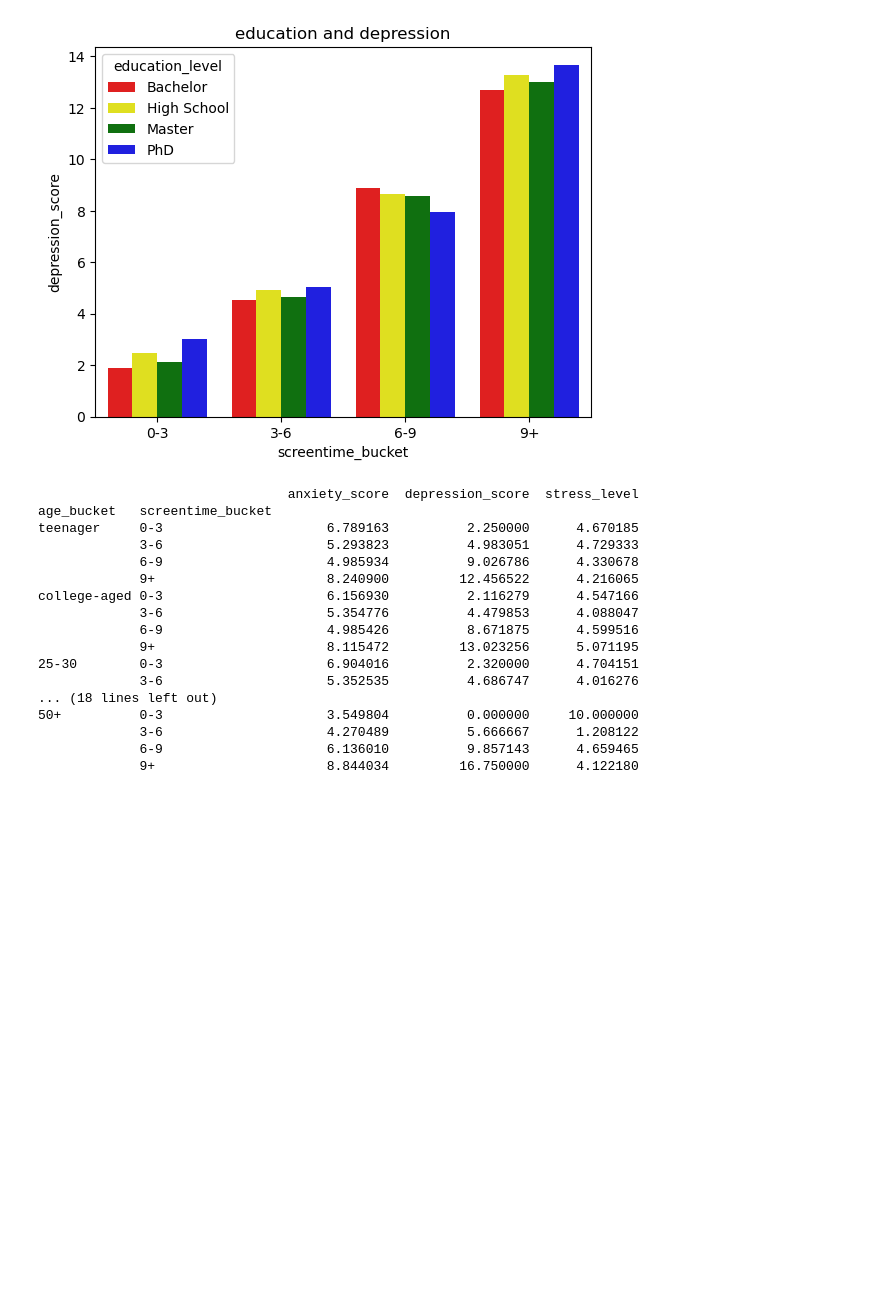
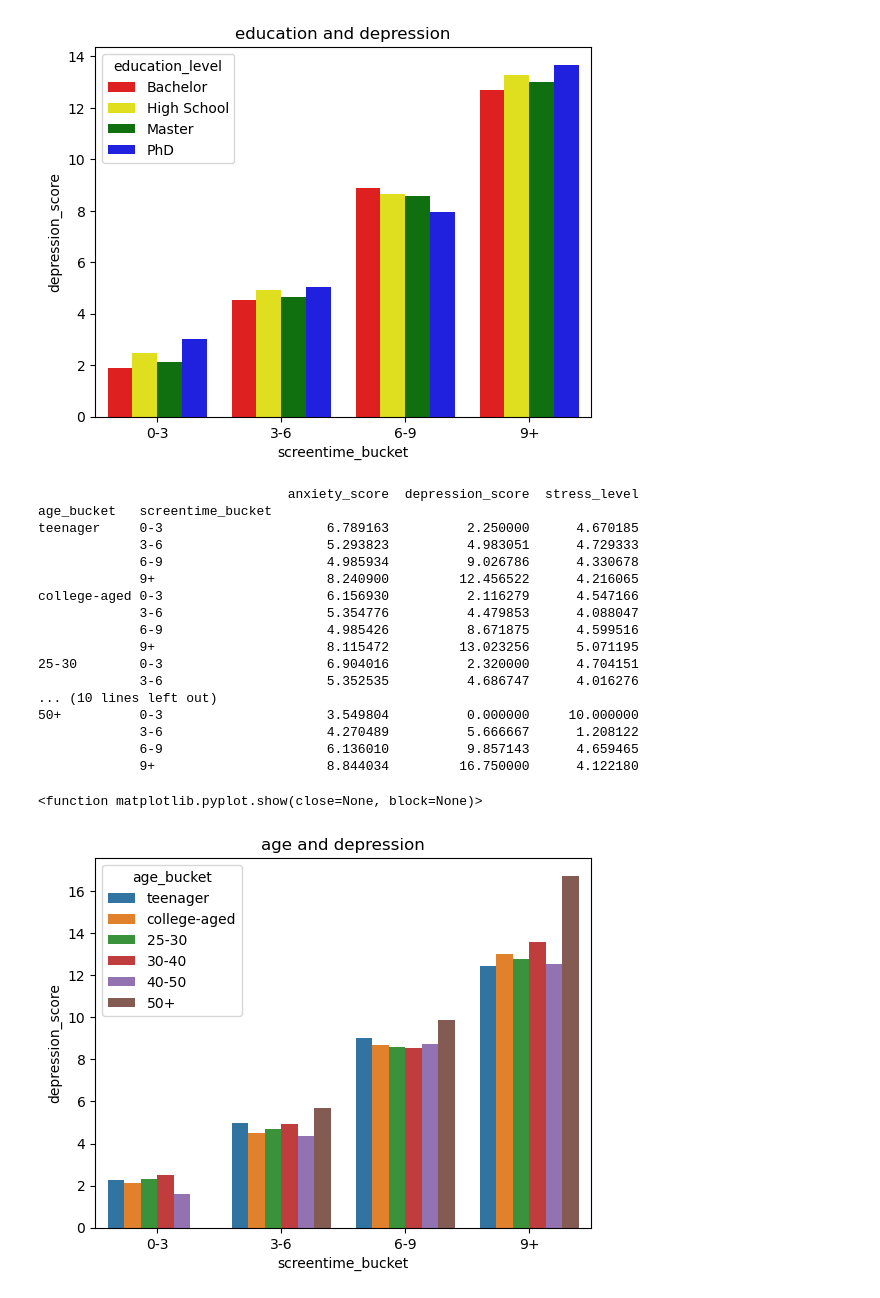
Before and after one commit to abbeygodfrey/insy6500-project, a Jupyter notebook: notebooks/data_cleanup.ipynb, the cells around one changed output. Drawn from its saved outputs; the diff is of its cells as text; code cells hidden in the pictures; blank space fills up the shorter version.

```diff
--- a/notebooks/data_cleanup.ipynb
+++ b/notebooks/data_cleanup.ipynb
@@ -223,7 +223,7 @@ plt.show
 [figure]
 # %%
 #let's look at age now
-df_cleaned['age_bucket'] = pd.cut(df_cleaned['age'], bins=[13, 18, 25, 30, 35, 40, 45, 50, float("inf")], labels = ["teenager", "college-aged", "25-30", "30-35", "35-40", "40-45", "45-50", "50+"], right = False)
+df_cleaned['age_bucket'] = pd.cut(df_cleaned['age'], bins=[13, 18, 25, 30, 40, 50, float("inf")], labels = ["teenager", "college-aged", "25-30", "30-40", "40-50", "50+"], right = False)
 
 age_and_screentime = df_cleaned.groupby(['age_bucket', 'screentime_bucket'], observed=False).agg({'anxiety_score':'mean', 'depression_score':'mean', 'stress_level':'mean'})
 print(age_and_screentime)
@@ -240,10 +240,18 @@ college-aged 0-3                     6.156930          2.116279      4.547166
              9+                      8.115472         13.023256      5.071195
 25-30        0-3                     6.904016          2.320000      4.704151
              3-6                     5.352535          4.686747      4.016276
-... (18 lines left out)
+... (10 lines left out)
 50+          0-3                     3.549804          0.000000     10.000000
              3-6                     4.270489          5.666667      1.208122
              6-9                     6.136010          9.857143      4.659465
              9+                      8.844034         16.750000      4.122180
 # %%
-#continue with graphs later
+#age and depression
+sns.barplot(age_and_screentime, x = 'screentime_bucket', y = 'depression_score', orient = 'v', hue = 'age_bucket')
+plt.title('age and depression')
+plt.show
+
+#interesting. the 50+ population reports higher depression scores regardless of screentime bucket
+# %% [output]
+<function matplotlib.pyplot.show(close=None, block=None)>
+[figure, added]
```
Also changed, not shown: parts of 22 cells of this notebook, 1 other file.
